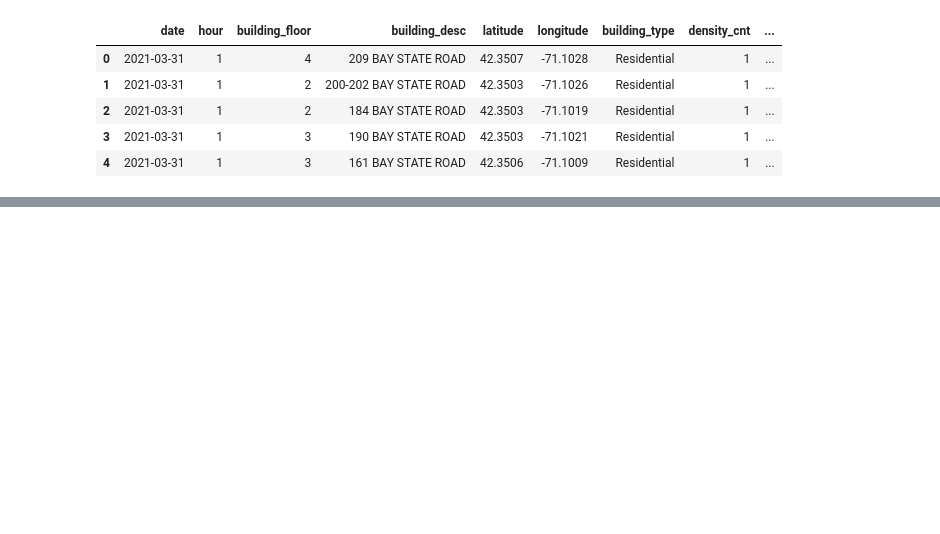
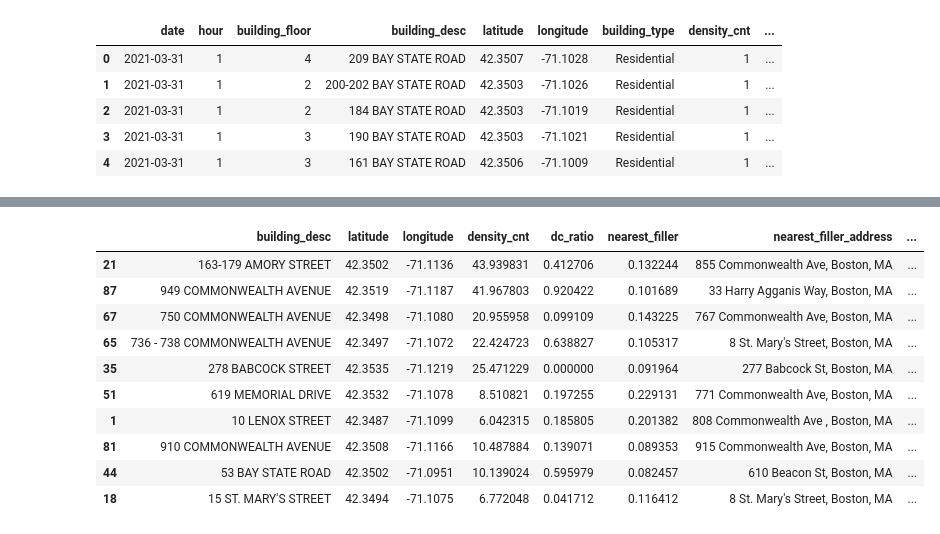
Before and after one commit to BU-Spark/ds-bu-sustainability-water, a Jupyter notebook: sp24-team-d/density_analysis.ipynb, the cells around one changed output, grey strips where cells are left out. Cells and saved outputs as stored; diff of their text form; code cells hidden in the pictures; blank space fills up the shorter version.

```diff
--- a/sp24-team-d/density_analysis.ipynb
+++ b/sp24-team-d/density_analysis.ipynb
@@ -60,12 +155,23 @@ average_counts.head()
 # %%
 ## Compute the top k locations with high capacity * distance to nearest filter
 k = 10
 
-filtered_avg_counts = average_counts[average_counts['filler_walking_dist'] > 2.5]
+filtered_avg_counts = average_counts[average_counts['filler_walking_dist'] > 1]
 top_locations = filtered_avg_counts.sort_values(by='score', ascending=False)
-top_locations = top_locations.iloc[:, [0, 3, 6, 7, 8]]
-top_locations.head(k)
-top_locations.iloc[:100, :].to_csv('top_capacity_times_distance_to_water.csv')
+top_locations.head(10)
+# top_locations.iloc[:100, :].to_csv('top_capacity_times_distance_to_water.csv')
+# %% [output]
+|  | building_desc | latitude | longitude | density_cnt | dc_ratio | nearest_filler | nearest_filler_address | ... |
+| 21 | 163-179 AMORY STREET | 42.3502 | -71.1136 | 43.939831 | 0.412706 | 0.132244 | 855 Commonwealth Ave, Boston, MA | ... |
+| 87 | 949 COMMONWEALTH AVENUE | 42.3519 | -71.1187 | 41.967803 | 0.920422 | 0.101689 | 33 Harry Agganis Way, Boston, MA | ... |
+| 67 | 750 COMMONWEALTH AVENUE | 42.3498 | -71.1080 | 20.955958 | 0.099109 | 0.143225 | 767 Commonwealth Ave, Boston, MA | ... |
+| 65 | 736 - 738 COMMONWEALTH AVENUE | 42.3497 | -71.1072 | 22.424723 | 0.638827 | 0.105317 | 8 St. Mary's Street, Boston, MA | ... |
+| 35 | 278 BABCOCK STREET | 42.3535 | -71.1219 | 25.471229 | 0.000000 | 0.091964 | 277 Babcock St, Boston, MA | ... |
+| 51 | 619 MEMORIAL DRIVE | 42.3532 | -71.1078 | 8.510821 | 0.197255 | 0.229131 | 771 Commonwealth Ave, Boston, MA | ... |
+| 1 | 10 LENOX STREET | 42.3487 | -71.1099 | 6.042315 | 0.185805 | 0.201382 | 808 Commonwealth Ave , Boston, MA | ... |
+| 81 | 910 COMMONWEALTH AVENUE | 42.3508 | -71.1166 | 10.487884 | 0.139071 | 0.089353 | 915 Commonwealth Ave, Boston, MA | ... |
+| 44 | 53 BAY STATE ROAD | 42.3502 | -71.0951 | 10.139024 | 0.595979 | 0.082457 | 610 Beacon St, Boston, MA | ... |
+| 18 | 15 ST. MARY'S STREET | 42.3494 | -71.1075 | 6.772048 | 0.041712 | 0.116412 | 8 St. Mary's Street, Boston, MA | ... |
 # %%
 # Compute the top k locations with the highest capacity given a threshold of walking distance
 
```
Also changed, not shown: parts of 21 cells of this notebook, 7 other files.
